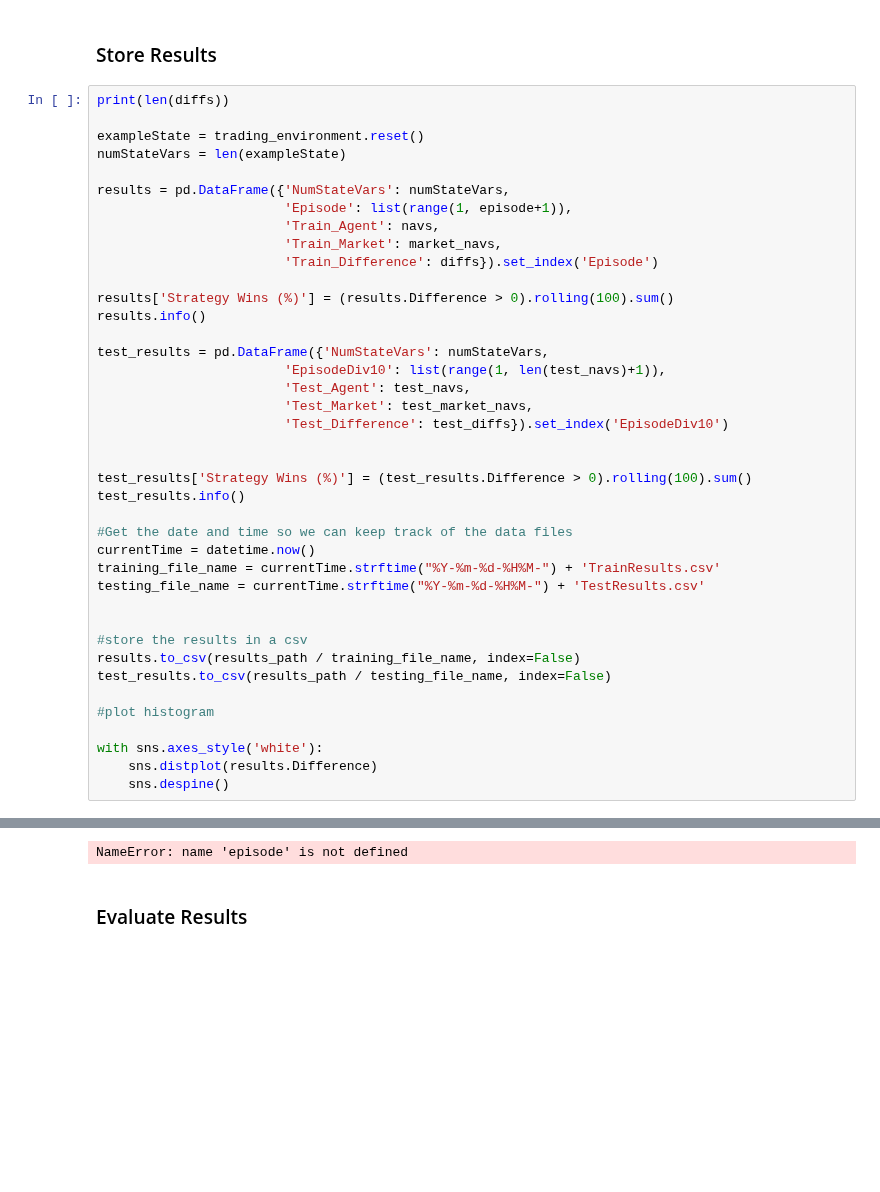
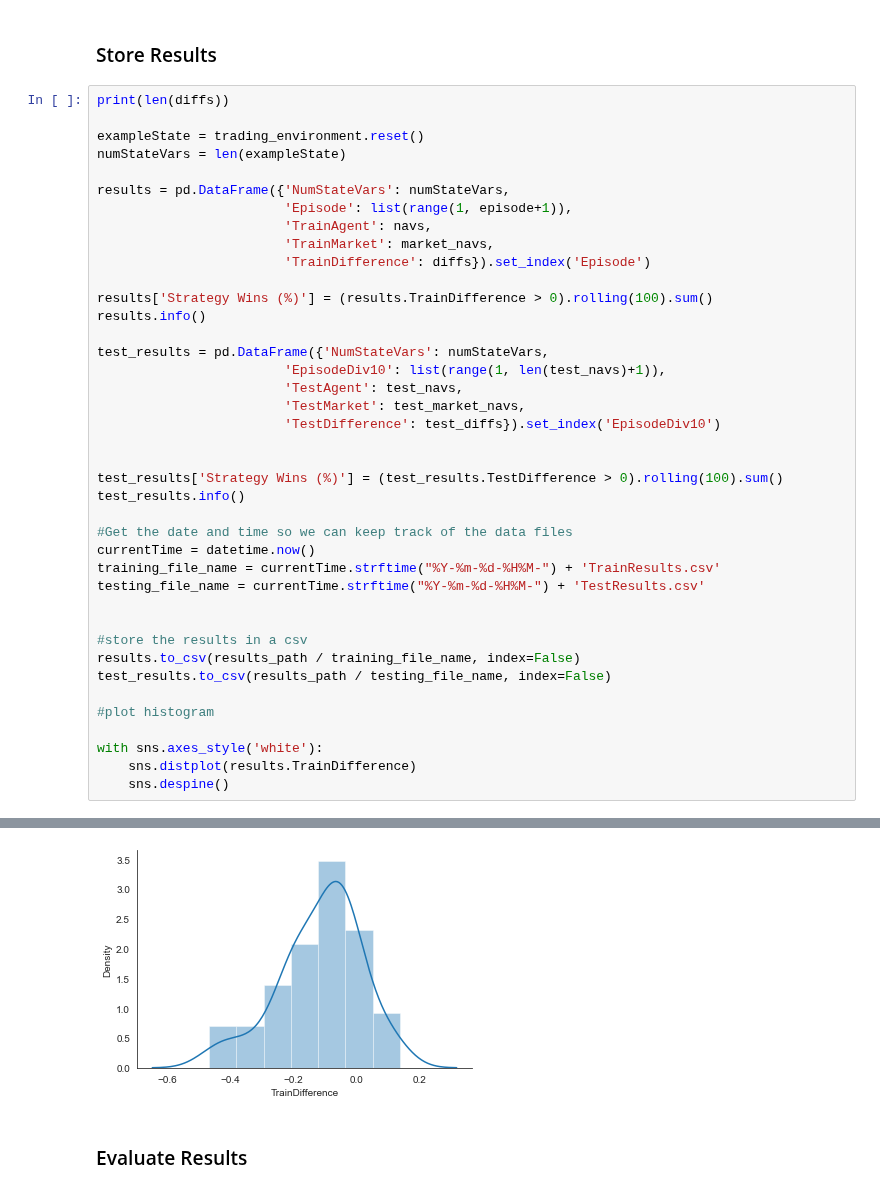
Before and after one commit to Switzerland-MQP-2022/DDQN-Model-Complexity-Analysis, a Jupyter notebook: 22_deep_reinforcement_learning/04_q_learning_for_trading.ipynb, the cells around one changed output, grey strips where cells are left out. Saved outputs shown, nothing was run; the diff lists cells and outputs as text; blank space fills up the shorter version.

```diff
--- a/22_deep_reinforcement_learning/04_q_learning_for_trading.ipynb
+++ b/22_deep_reinforcement_learning/04_q_learning_for_trading.ipynb
@@ -528,21 +523,21 @@ numStateVars = len(exampleState)
 
 results = pd.DataFrame({'NumStateVars': numStateVars,
                         'Episode': list(range(1, episode+1)),
-                        'Train_Agent': navs,
-                        'Train_Market': market_navs,
-                        'Train_Difference': diffs}).set_index('Episode')
+                        'TrainAgent': navs,
+                        'TrainMarket': market_navs,
+                        'TrainDifference': diffs}).set_index('Episode')
 
-results['Strategy Wins (%)'] = (results.Difference > 0).rolling(100).sum()
+results['Strategy Wins (%)'] = (results.TrainDifference > 0).rolling(100).sum()
 results.info()
 
 test_results = pd.DataFrame({'NumStateVars': numStateVars,
                         'EpisodeDiv10': list(range(1, len(test_navs)+1)),
-                        'Test_Agent': test_navs,
-                        'Test_Market': test_market_navs,
-                        'Test_Difference': test_diffs}).set_index('EpisodeDiv10')
+                        'TestAgent': test_navs,
+                        'TestMarket': test_market_navs,
+                        'TestDifference': test_diffs}).set_index('EpisodeDiv10')
 
 
-test_results['Strategy Wins (%)'] = (test_results.Difference > 0).rolling(100).sum()
+test_results['Strategy Wins (%)'] = (test_results.TestDifference > 0).rolling(100).sum()
 test_results.info()
 
 #Get the date and time so we can keep track of the data files
@@ -558,6 +553,6 @@ test_results.to_csv(results_path / testing_file_name, index=False)
 #plot histogram
 
 with sns.axes_style('white'):
-    sns.distplot(results.Difference)
+    sns.distplot(results.TrainDifference)
     sns.despine()
 # %% [output]
@@ -565,4 +576,4 @@ with sns.axes_style('white'):
-NameError: name 'episode' is not defined
+[figure, added]
 # %% [markdown]
 ### Evaluate Results
 # %%
```
Also changed, not shown: parts of 4 cells of this notebook, 1 other file.
